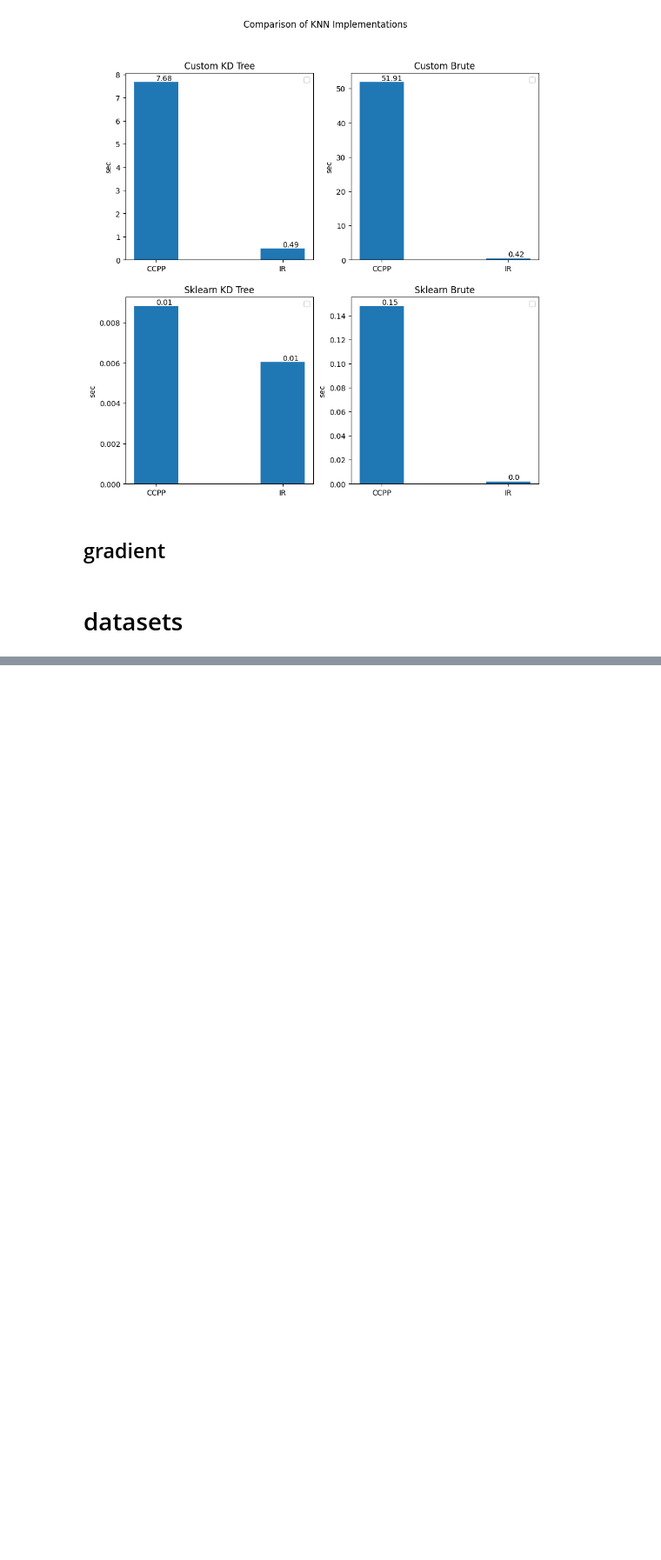
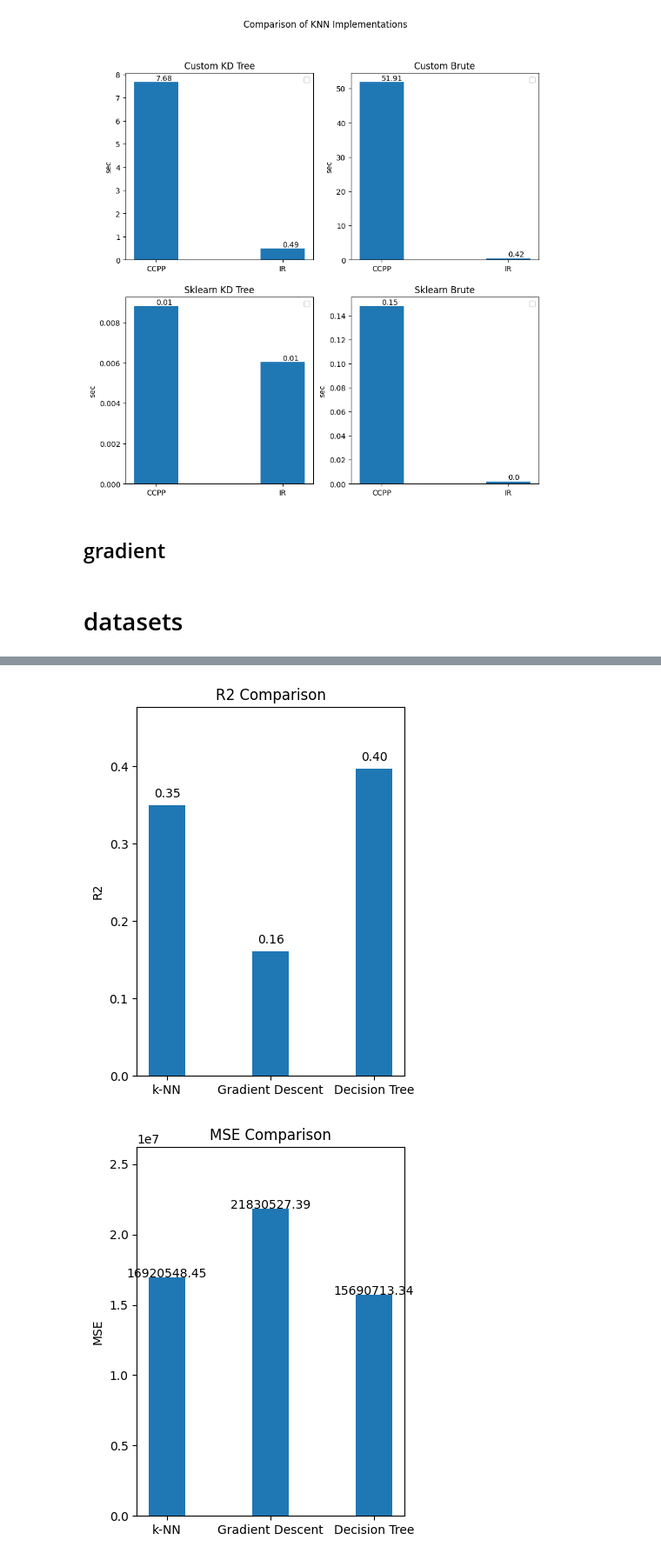
Before and after one commit to Maustrian3/ML24, a Jupyter notebook: exercise-2/ex2-evaluation.ipynb, the cells around one changed output, grey strips where cells are left out. Shown at 87% size. Cells and saved outputs as stored; diff of their text form; code cells hidden in the pictures; blank space fills up the shorter version.

```diff
--- a/exercise-2/ex2-evaluation.ipynb
+++ b/exercise-2/ex2-evaluation.ipynb
@@ -659,0 +731,26 @@ knn_reg = neighbors.KNeighborsRegressor(20)
+# %%
+import matplotlib.pyplot as plt
+
+# Extracting values from the dictionaries
+metrics = ['R2', 'MSE', 'time']
+labels = ['k-NN', 'Gradient Descent', 'Decision Tree']
+values = {
+    'R2': [knn_result['default']['R2'], gr_result['default']['R2'], tree_result['default']['R2']],
+    'MSE': [knn_result['default']['MSE'], gr_result['default']['MSE'], tree_result['default']['MSE']],
+    'time': [knn_result['default']['time'], gr_result['default']['time'], tree_result['default']['time']]
+}
+
+# Plotting each metric in a separate plot
+for metric in metrics:
+    plt.figure(figsize=(4, 5))
+    plt.bar(labels, values[metric],width=0.35)
+    plt.title(f'{metric} Comparison')
+    plt.ylabel(metric)
+    plt.ylim([0, max(values[metric])*1.2])
+    for j, value in enumerate(values[metric]):
+        plt.text(j, value + 0.01, f'{value:.2f}', ha='center')
+    plt.tight_layout()
+    plt.show()
+# %% [output]
+[figure, added]
+[figure, added]
```
Also changed, not shown: parts of 20 cells of this notebook.
